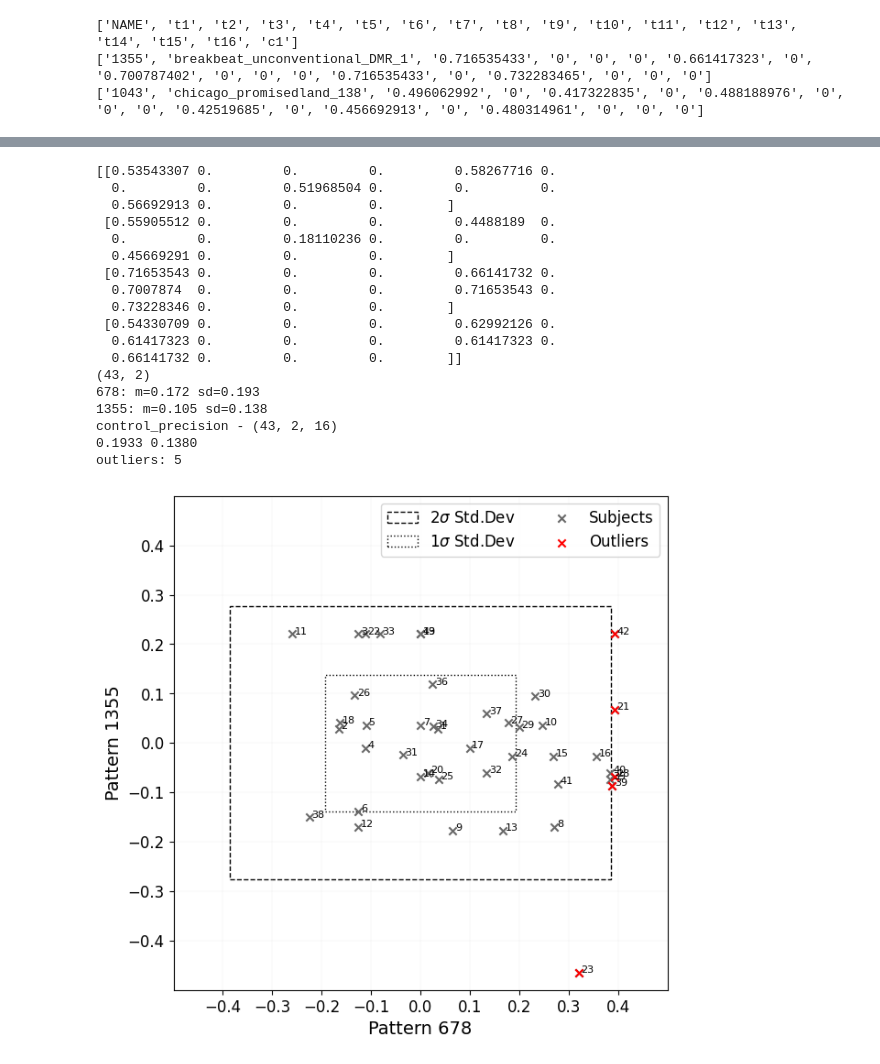
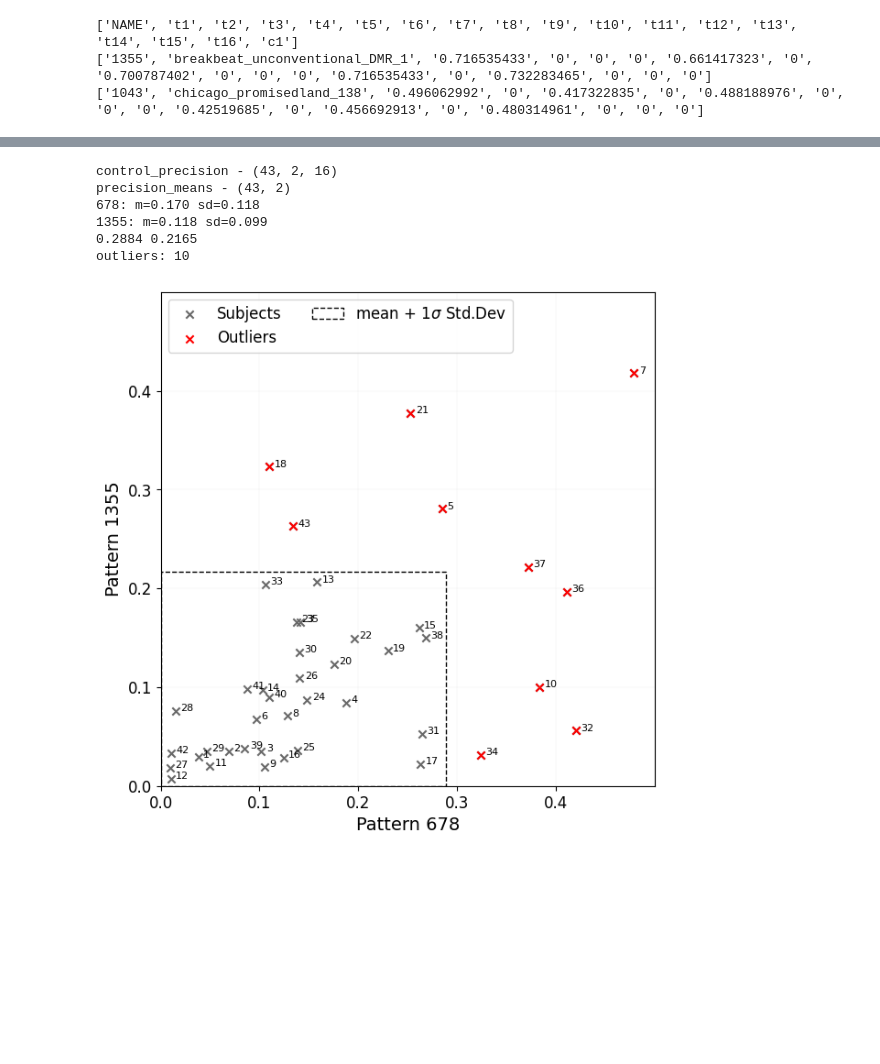
Before and after one commit to peter-clark/investigating-human-tapping-behavior-polyphonic-rhythms, a Jupyter notebook: 6-Tapping_Rhythmic_Contour_of_Polyphonic_Rhythms.ipynb, the cells around one changed output, grey strips where cells are left out. Cells and saved outputs as stored; diff of their text form; code cells hidden in the pictures; blank space fills up the shorter version.

```diff
--- a/6-Tapping_Rhythmic_Contour_of_Polyphonic_Rhythms.ipynb
+++ b/6-Tapping_Rhythmic_Contour_of_Polyphonic_Rhythms.ipynb
@@ -381,82 +350,70 @@ for n in range(n_subjects): # find differences in tapping to same pattern
     control_means[1] += (tap_data_controls[n][2]+tap_data_controls[n][3])/2
 control_means[:] /= n_subjects
 
-print(tap_data_controls[0])
-precision_means = np.mean(control_precision, axis=2)
-print(precision_means.shape)
+precision_means = np.mean(np.abs(control_precision), axis=2) #(43,2)
+print(f"control_precision - {control_precision.shape}")
+print(f"precision_means - {precision_means.shape}")
 print(f"678: m={np.mean(np.abs(precision_means[:,0])):.3f} sd={np.std(precision_means[:,0]):.3f}")
 print(f"1355: m={np.mean(np.abs(precision_means[:,1])):.3f} sd={np.std(precision_means[:,1]):.3f}")
 
-print(f"control_precision - {control_precision.shape}")
+
 
 # Get std devs of precision per pattern
-sd_678=np.std(precision_means[:,0])
-sd_1355=np.std(precision_means[:,1])
+sd_678=np.std(precision_means[:,0])+np.mean(np.abs(precision_means[:,0]))
+sd_1355=np.std(precision_means[:,1])+np.mean(np.abs(precision_means[:,1]))
 print(f"{sd_678:.4f} {sd_1355:.4f}")
 
 
 ## Precision by Control Pattern ##
-p1=(2*sd_678,-2*sd_1355)
-p2=(-2*sd_678,2*sd_1355)
-rect = mpl.patches.Rectangle((p2[0], p1[1]), p1[0] - p2[0], p2[1] - p1[1], linewidth=1, edgecolor='black', facecolor='none', linestyle='--', label=r'2$\sigma$ Std.Dev')
-ax1.add_patch(rect)
 
-p1=(sd_678,-sd_1355)
-p2=(-sd_678,sd_1355)
-rect = mpl.patches.Rectangle((p2[0], p1[1]), p1[0] - p2[0], p2[1] - p1[1], linewidth=1, edgecolor='black', facecolor='none', linestyle=':', label=r'1$\sigma$ Std.Dev')
-ax1.add_patch(rect)
 
 # scatter here for legend organization
 ax1.scatter(precision_means[:,0], precision_means[:,1], marker='x', color='dimgrey', label="Subjects")
 
 red=[]
 n_clean = 0
 _tap_data_clean=[]
 for i in range(n_subjects):
     ax1.text(precision_means[i][0]+0.005, precision_means[i][1], str(i+1), fontsize=8) # plot subj text
-    if precision_means[i,0] > 2*sd_678 or precision_means[i,0]< -2*sd_678: # precision check 678
+    if precision_means[i,0] > sd_678: # precision check 678
         red.append(precision_means[i])
 
-    elif precision_means[i,1] > 2*sd_1355 or precision_means[i,1] < -2*sd_1355: # precision check 1355
+    elif precision_means[i,1] > sd_1355: # precision check 1355
         red.append(precision_means[i])
     else:
         _tap_data_clean.append(tap_data_subjects[i][:16]) # else add to
         n_clean+=1
 tap_data_clean=np.array(_tap_data_clean,dtype=float)
 red=np.array(red, dtype=float)
 ax1.scatter(red[:,0], red[:,1], marker='x', color='red', label="Outliers") #plot outliers
+p1=(sd_678,0)
+p2=(0,sd_1355)
+rect = mpl.patches.Rectangle((p2[0], p1[1]), p1[0] - p2[0], p2[1] - p1[1], linewidth=1, edgecolor='black', facecolor='none', linestyle='--', label=r'mean + 1$\sigma$ Std.Dev')
+ax1.add_patch(rect)
 
+""" p1=(sd_678,-sd_1355)
+p2=(-sd_678,sd_1355)
+rect = mpl.patches.Rectangle((p2[0], p1[1]), p1[0] - p2[0], p2[1] - p1[1], linewidth=1, edgecolor='black', facecolor='none', linestyle=':', label=r'1$\sigma$ Std.Dev')
+ax1.add_patch(rect) """
 print(f"outliers: {n_subjects-n_clean}")
 
 ax1.set_xlabel("Pattern 678", fontsize=14, fontfamily='sans-serif')
 ax1.set_ylabel("Pattern 1355", fontsize=14, fontfamily='sans-serif')
 x=0.5
 y=0.5
-ax1.set(xlim=[-x,x], ylim=[-y,y], xticks=np.arange(-x+0.1,x,0.1), yticks=np.arange(-y+0.1,y,0.1))
+ax1.set(xlim=[0,x], ylim=[0,y], xticks=np.arange(0,x,0.1), yticks=np.arange(0,y,0.1))
 ax1.tick_params(labelsize=12)
 ax1.grid(color='lightgrey', linewidth=0.3, alpha=0.4)
-ax1.legend(fontsize="large", ncols=2)
+ax1.legend(fontsize="large", ncols=2, loc='upper left')
 plt.show()
 # %% [output]
-[[0.53543307 0.         0.         0.         0.58267716 0.
-  0.         0.         0.51968504 0.         0.         0.
-  0.56692913 0.         0.         0.        ]
- [0.55905512 0.         0.         0.         0.4488189  0.
-  0.         0.         0.18110236 0.         0.         0.
-  0.45669291 0.         0.         0.        ]
- [0.71653543 0.         0.         0.         0.66141732 0.
-  0.7007874  0.         0.         0.         0.71653543 0.
-  0.73228346 0.         0.         0.        ]
- [0.54330709 0.         0.         0.         0.62992126 0.
-  0.61417323 0.         0.         0.         0.61417323 0.
-  0.66141732 0.         0.         0.        ]]
-(43, 2)
-678: m=0.172 sd=0.193
-1355: m=0.105 sd=0.138
 control_precision - (43, 2, 16)
-0.1933 0.1380
-outliers: 5
+precision_means - (43, 2)
+678: m=0.170 sd=0.118
+1355: m=0.118 sd=0.099
+0.2884 0.2165
+outliers: 10
-[figure, old version]
+[figure, new version]
 # %%
 fig,(ax, ax1)=plt.subplots(1,2, figsize=(14,5))
 hist = tap_data_clean[tap_data_clean>0.05]
```
Also changed, not shown: parts of 3 cells of this notebook.
